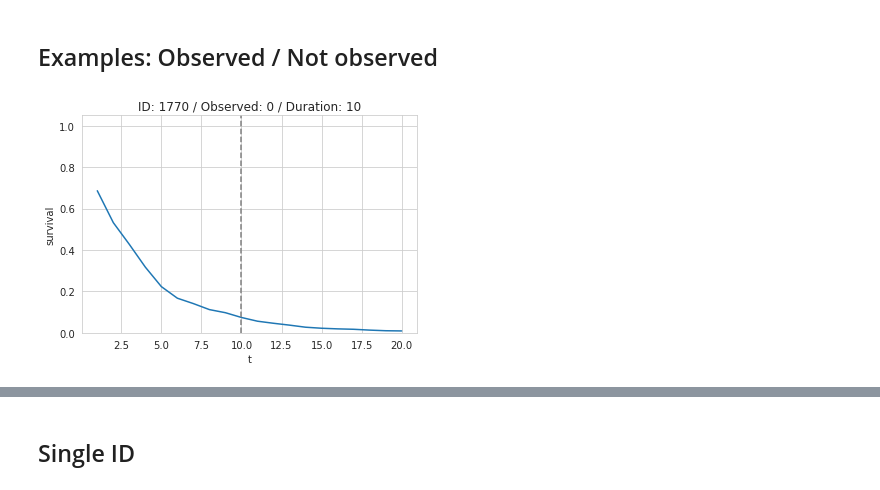
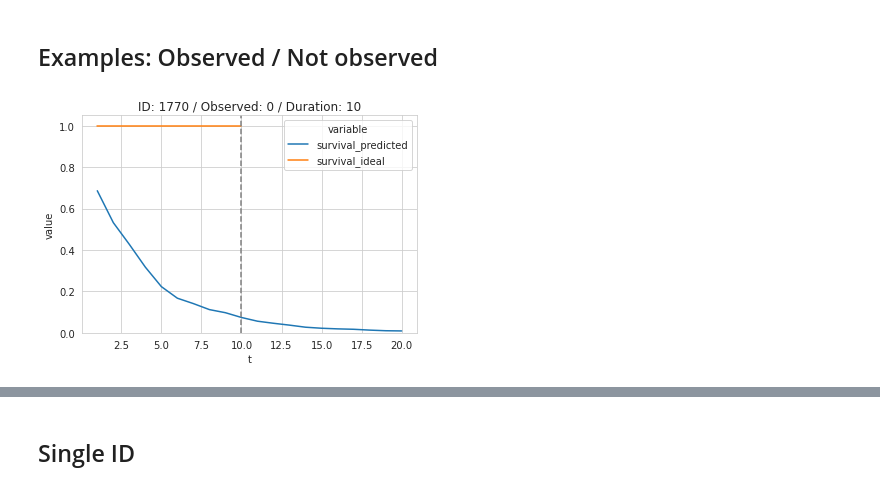
Before and after one commit to elauckne/survival_models_article, a Jupyter notebook: 05 Evaluation.ipynb, the cells around one changed output, grey strips where cells are left out. Cells and saved outputs as stored; diff of their text form; code cells hidden in the pictures.

```diff
--- a/05 Evaluation.ipynb
+++ b/05 Evaluation.ipynb
@@ -120,24 +120,28 @@ surv_df.shape
 # %%
 observed = 0
 
 random_id = 1770 ## data_test.loc[data_test.observed==observed, id_col].sample().squeeze()
-surv_id_df = surv_df[surv_df[id_col].to_numpy()==random_id].copy()
+surv_id_df = surv_df.loc[surv_df[id_col].to_numpy()==random_id, ['t', 'survival']].copy()
+surv_id_df = surv_id_df.rename(columns={'survival': 'survival_predicted'})
 
 duration = data_test[data_test[id_col].to_numpy()==random_id].duration.squeeze()
 observed = data_test[data_test[id_col].to_numpy()==random_id].observed.squeeze()
-c = 'grey' if observed==0 else 'r'
-linestyle = '--' if observed==0 else '-'
+
+surv_id_df['survival_ideal'] = duration * [1] + (len(surv_id_df)-duration) * [np.NaN]
+surv_id_df = surv_id_df.melt(id_vars='t').copy()
+
 
 sns.lineplot(data=surv_id_df,
              x='t',
-             y='survival')
+             y='value',
+            hue='variable')
 plt.title(f'ID: {random_id} / '
           f'Observed: {observed} / '
           f'Duration: {duration}')
-plt.axvline(duration, c=c, linestyle=linestyle)
+plt.axvline(duration, c='grey', linestyle='--')
 plt.ylim(0,1.05);
 # %% [output]
-[figure, old version]
+[figure, new version]
 # %%
 observed = 1
 
```
Also changed, not shown: parts of 6 cells of this notebook.
